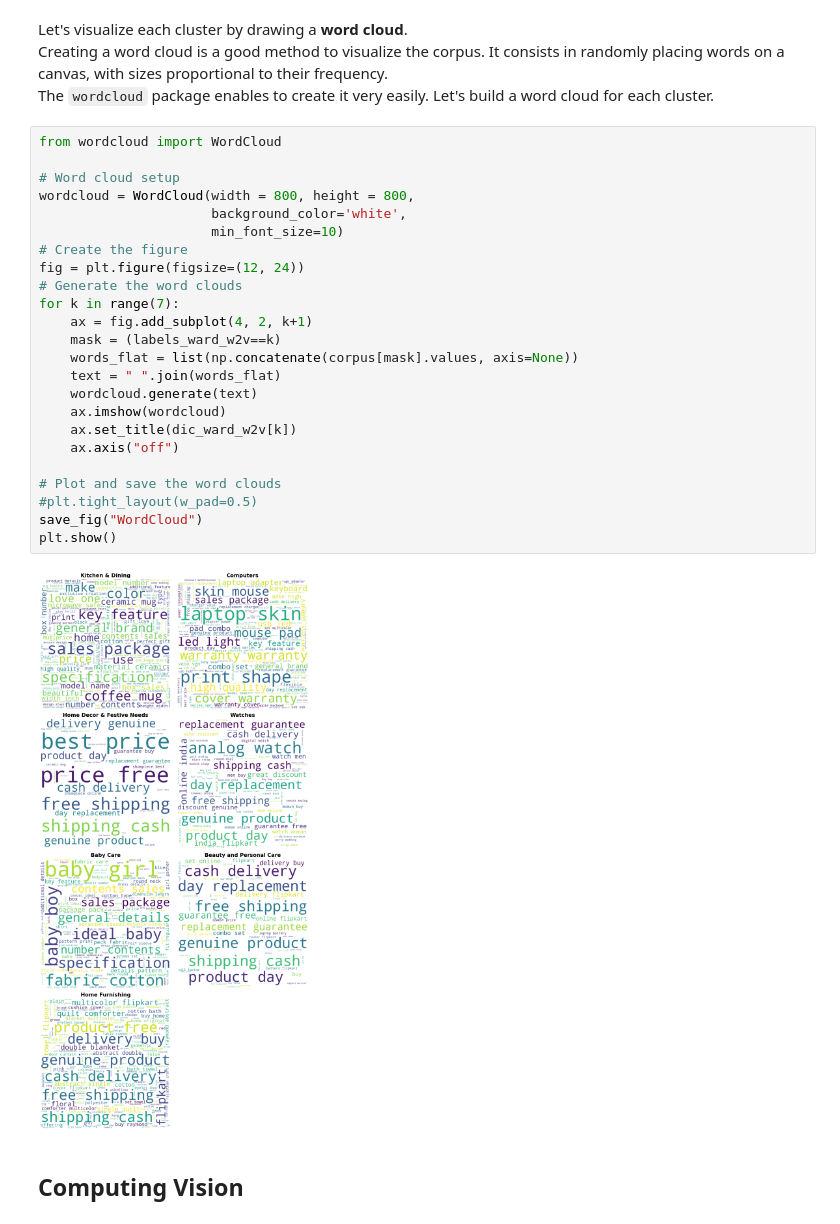
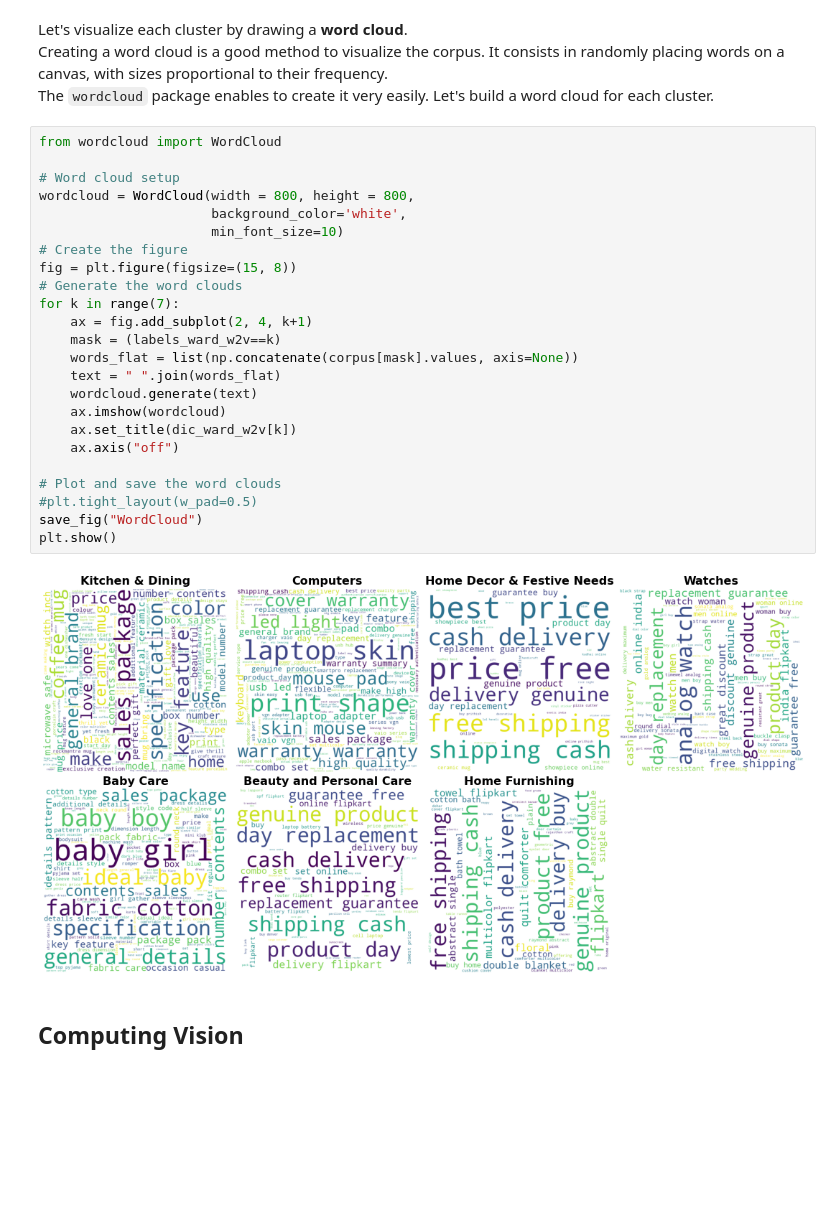
Before and after one commit to Pierre-Eloi/OC_DS_Project6, a Jupyter notebook: automatic_classification.ipynb, the cells around one changed output. Saved outputs shown, nothing was run; the diff lists cells and outputs as text; blank space fills up the shorter version.

```diff
--- a/automatic_classification.ipynb
+++ b/automatic_classification.ipynb
@@ -921,29 +919,29 @@ The `wordcloud` package enables to create it very easily. Let's build a word clo
 # %%
 from wordcloud import WordCloud
 
 # Word cloud setup
 wordcloud = WordCloud(width = 800, height = 800,
                       background_color='white',
                       min_font_size=10)
 # Create the figure
-fig = plt.figure(figsize=(12, 24))
+fig = plt.figure(figsize=(15, 8))
 # Generate the word clouds
 for k in range(7):
-    ax = fig.add_subplot(4, 2, k+1)
+    ax = fig.add_subplot(2, 4, k+1)
     mask = (labels_ward_w2v==k)
     words_flat = list(np.concatenate(corpus[mask].values, axis=None))
     text = " ".join(words_flat)
     wordcloud.generate(text)
     ax.imshow(wordcloud)
     ax.set_title(dic_ward_w2v[k])
     ax.axis("off")
 
 # Plot and save the word clouds
 #plt.tight_layout(w_pad=0.5)
 save_fig("WordCloud")
 plt.show()
 # %% [output]
-[figure, old version]
+[figure, new version]
 # %% [markdown]
 ## Computing Vision
 # %% [markdown]
```
Also changed, not shown: parts of 21 cells of this notebook.
